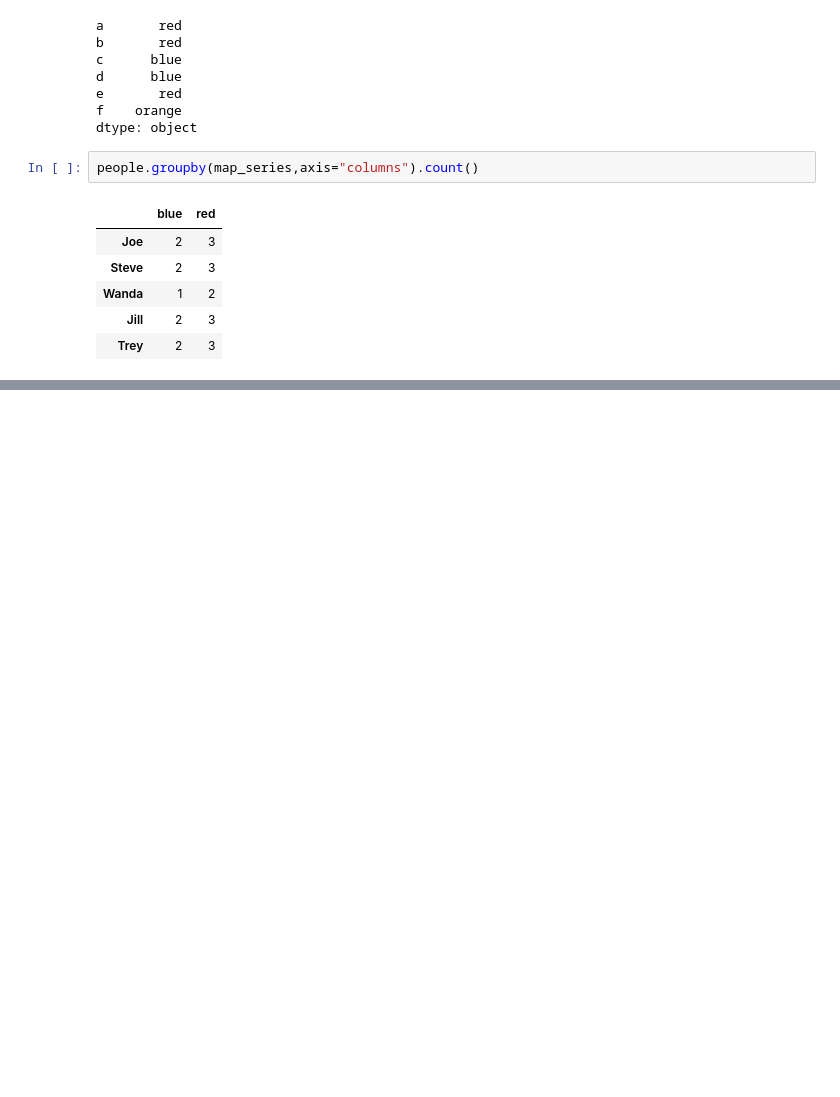
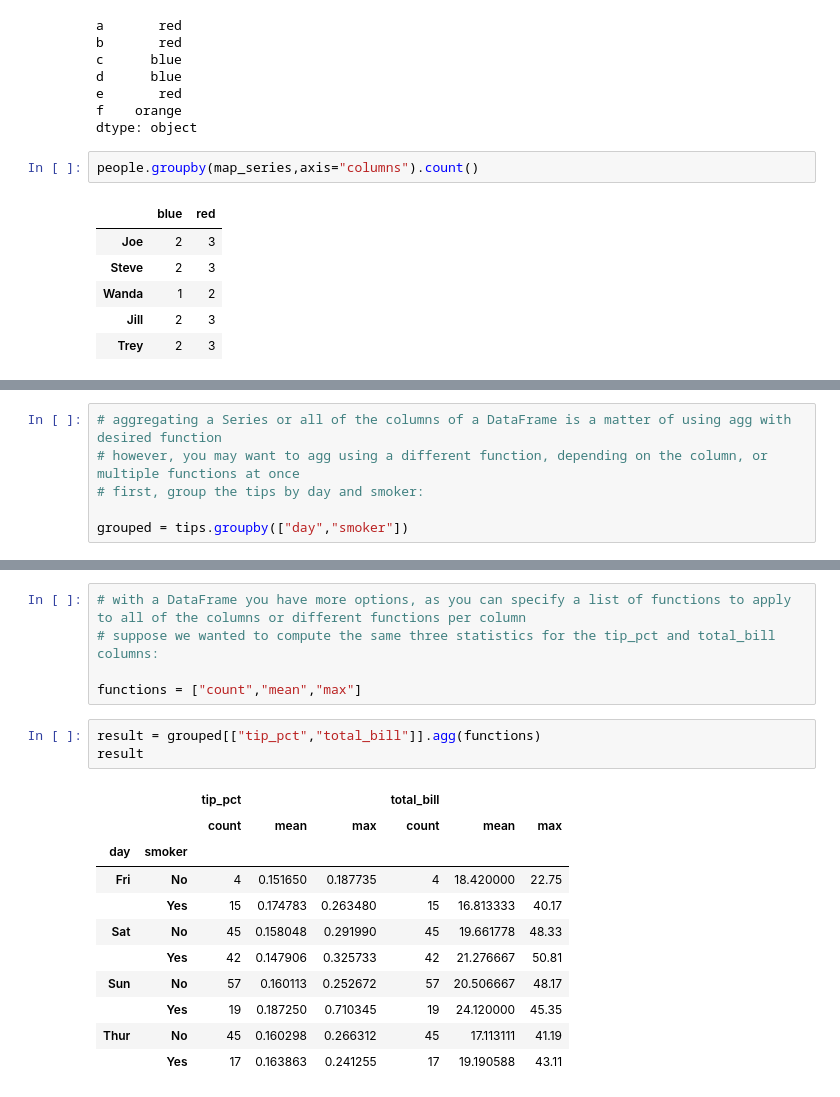
Before and after one commit to jayilpark/Pandas, a Jupyter notebook: PD_practice_ch.10.ipynb, the cells around one changed output, grey strips where cells are left out. Saved outputs shown, nothing was run; the diff lists cells and outputs as text; blank space fills up the shorter version.

```diff
--- a/PD_practice_ch.10.ipynb
+++ b/PD_practice_ch.10.ipynb
@@ -327,0 +511,6 @@ people.groupby(map_series,axis="columns").count()
+# %%
+# aggregating a Series or all of the columns of a DataFrame is a matter of using agg with desired function
+# however, you may want to agg using a different function, depending on the column, or multiple functions at once
+# first, group the tips by day and smoker:
+
+grouped = tips.groupby(["day","smoker"])
@@ -327,0 +566,20 @@ people.groupby(map_series,axis="columns").count()
+# %%
+# with a DataFrame you have more options, as you can specify a list of functions to apply to all of the columns or different functions per column
+# suppose we wanted to compute the same three statistics for the tip_pct and total_bill columns:
+
+functions = ["count","mean","max"]
+# %%
+result = grouped[["tip_pct","total_bill"]].agg(functions)
+result
+# %% [output]
+|  |  | tip_pct |  |  | total_bill |  |  |
+|  |  | count | mean | max | count | mean | max |
+| day | smoker |  |  |  |  |  |  |
+| Fri | No | 4 | 0.151650 | 0.187735 | 4 | 18.420000 | 22.75 |
+|  | Yes | 15 | 0.174783 | 0.263480 | 15 | 16.813333 | 40.17 |
+| Sat | No | 45 | 0.158048 | 0.291990 | 45 | 19.661778 | 48.33 |
+|  | Yes | 42 | 0.147906 | 0.325733 | 42 | 21.276667 | 50.81 |
+| Sun | No | 57 | 0.160113 | 0.252672 | 57 | 20.506667 | 48.17 |
+|  | Yes | 19 | 0.187250 | 0.710345 | 19 | 24.120000 | 45.35 |
+| Thur | No | 45 | 0.160298 | 0.266312 | 45 | 17.113111 | 41.19 |
+|  | Yes | 17 | 0.163863 | 0.241255 | 17 | 19.190588 | 43.11 |
```
Also changed, not shown: parts of 44 cells of this notebook.
